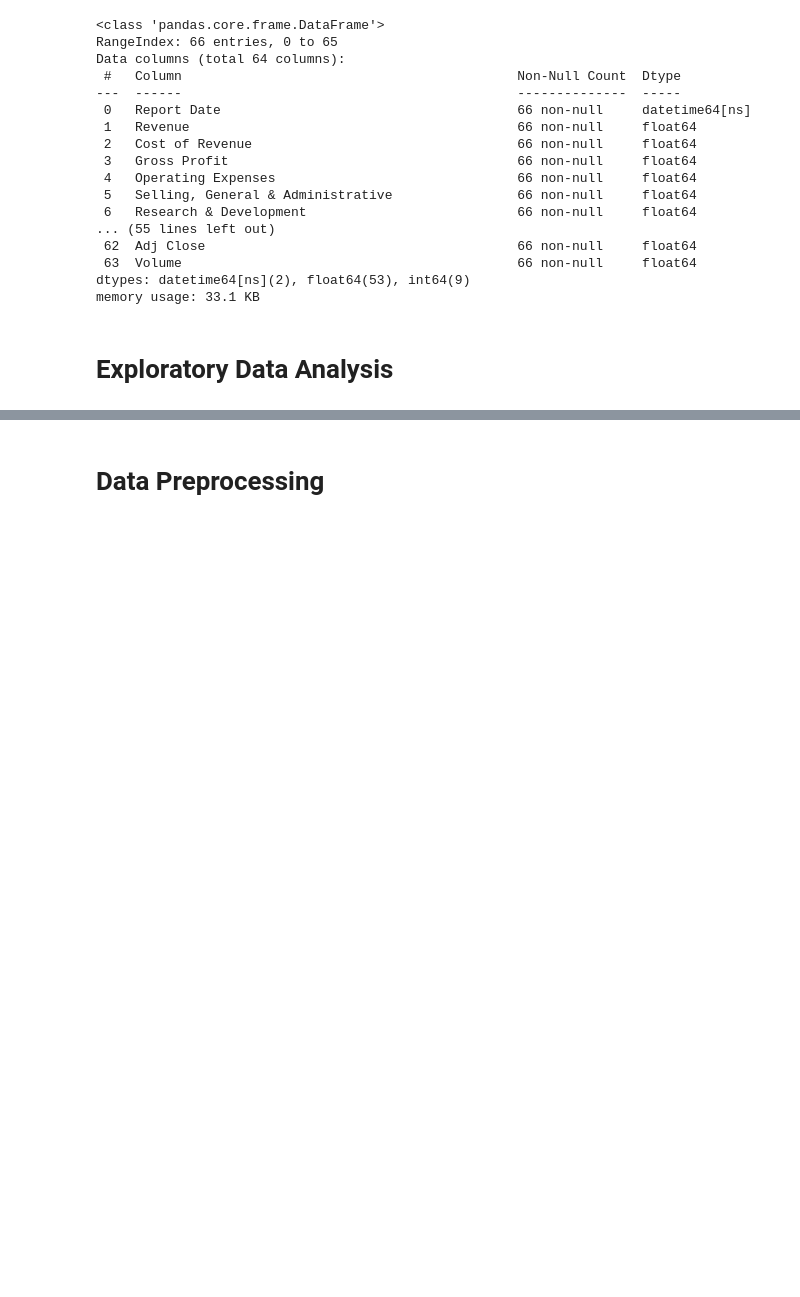
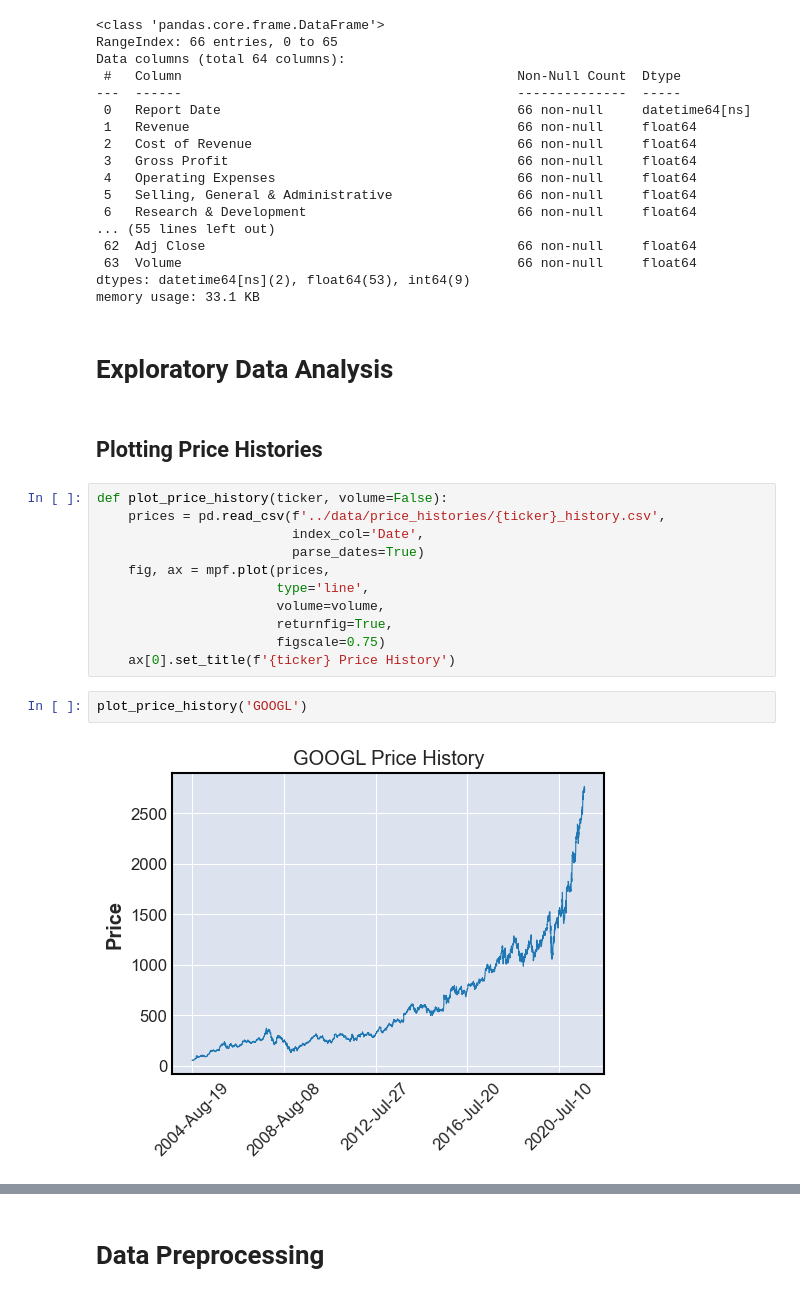
Before and after one commit to tjkyner/stock-kpis, a Jupyter notebook: notebooks/prep_and_eda.ipynb, the cells around one changed output, grey strips where cells are left out. Cells and saved outputs as stored; diff of their text form; blank space fills up the shorter version.

Commit message:
generated basic graphs in eda section

```diff
--- a/notebooks/prep_and_eda.ipynb
+++ b/notebooks/prep_and_eda.ipynb
@@ -269,3 +270,20 @@ dtypes: datetime64[ns](2), float64(53), int64(9)
 memory usage: 33.1 KB
 # %% [markdown]
 # Exploratory Data Analysis
+# %% [markdown]
+## Plotting Price Histories
+# %%
+def plot_price_history(ticker, volume=False):
+    prices = pd.read_csv(f'../data/price_histories/{ticker}_history.csv',
+                         index_col='Date',
+                         parse_dates=True)
+    fig, ax = mpf.plot(prices,
+                       type='line',
+                       volume=volume,
+                       returnfig=True,
+                       figscale=0.75)
+    ax[0].set_title(f'{ticker} Price History')
+# %%
+plot_price_history('GOOGL')
+# %% [output]
+[figure, added]
```
Also changed, not shown: parts of 9 cells of this notebook.
